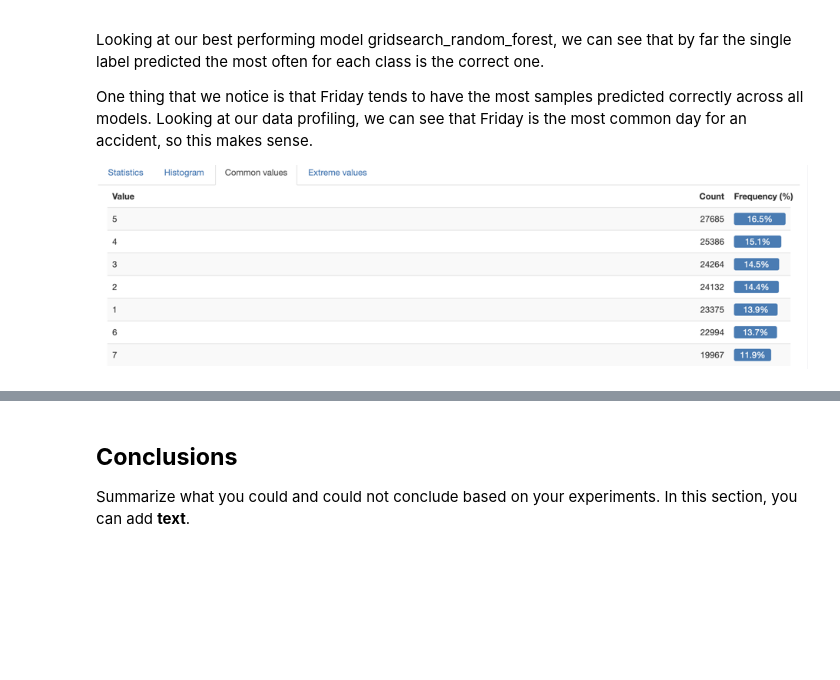
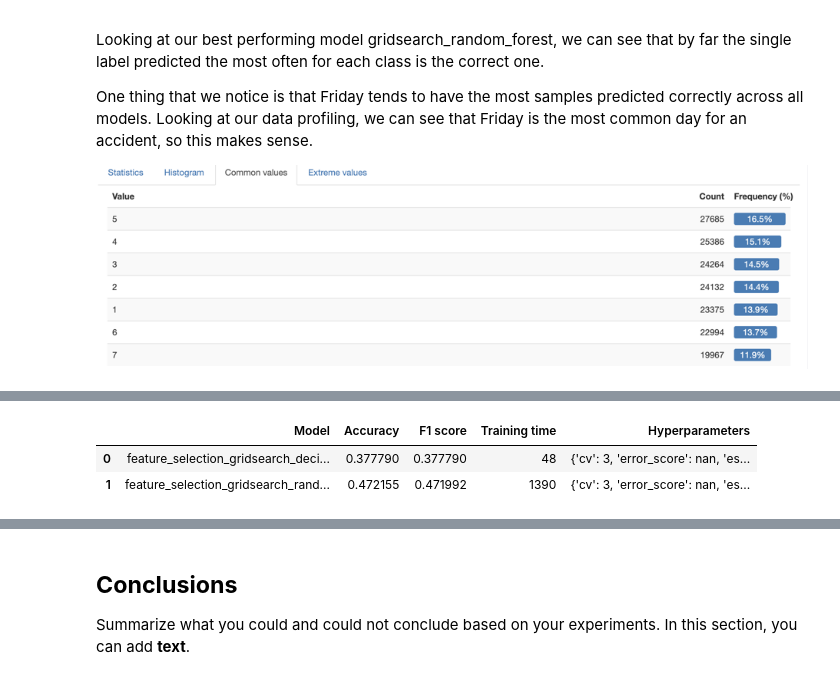
Before and after one commit to btakli/COMP432-Project, a Jupyter notebook: B_Takli_40124336_COMP432_Project.ipynb, the cells around one changed output, grey strips where cells are left out. Drawn from its saved outputs; the diff is of its cells as text; code cells hidden in the pictures; blank space fills up the shorter version.

```diff
--- a/B_Takli_40124336_COMP432_Project.ipynb
+++ b/B_Takli_40124336_COMP432_Project.ipynb
@@ -441,0 +463,35 @@ One thing that we notice is that Friday tends to have the most samples predicted
+# %%
+feature_selection_test_result_file = os.path.join(
+    parent_dir, 'reports', 'feature_selection_test_results.csv')
+
+decision_tree_hyperparameters = {
+    "criterion": ["gini", "entropy"],
+    "splitter": ["best", "random"],
+    "max_depth": [None, 1,  5, 10],
+    "min_samples_split": [2, 5, 10],
+    "max_features": [None, "sqrt", "log2"],
+    "random_state": [0]
+}
+
+random_forest_hyperparameters = {
+    "n_estimators": [10, 500],
+    "criterion": ["gini", "entropy"],
+    "max_depth": [None, 1, 5],
+    "max_features": [None, "sqrt", "log2"],
+    "n_jobs": [-1],
+    "random_state": [0],
+    "verbose": [True],
+}
+
+base_decision_tree = sklearn.tree.DecisionTreeClassifier(random_state=0)
+base_random_forest = sklearn.ensemble.RandomForestClassifier(
+    random_state=0, verbose=True)
+
+# Grid search uses cross validation to find the best hyperparameters, so we don't need to make a separate validation set.
+feature_selection_models_to_train_search = {
+    "feature_selection_gridsearch_decision_tree": sklearn.model_selection.GridSearchCV(base_decision_tree, decision_tree_hyperparameters, cv=3, verbose=True, n_jobs=-1),
+    "feature_selection_gridsearch_random_forest": sklearn.model_selection.GridSearchCV(base_random_forest, random_forest_hyperparameters, cv=3, verbose=True, n_jobs=-1)
+}
+
+f.train_and_test_models(X_new_train, X_new_test, y_train, y_test, model_folder_path,
+                        feature_selection_models_to_train_search, feature_selection_test_result_file, overwrite_output=False, overwrite_saved_models=False)
@@ -441,0 +518,7 @@ One thing that we notice is that Friday tends to have the most samples predicted
+# %%
+# Print the test results
+pd.read_csv(feature_selection_test_result_file)
+# %% [output]
+|  | Model | Accuracy | F1 score | Training time | Hyperparameters |
+| 0 | feature_selection_gridsearch_deci... | 0.377790 | 0.377790 | 48 | {'cv': 3, 'error_score': nan, 'es... |
+| 1 | feature_selection_gridsearch_rand... | 0.472155 | 0.471992 | 1390 | {'cv': 3, 'error_score': nan, 'es... |
```
Also changed, not shown: parts of 17 cells of this notebook, 17 other files.
